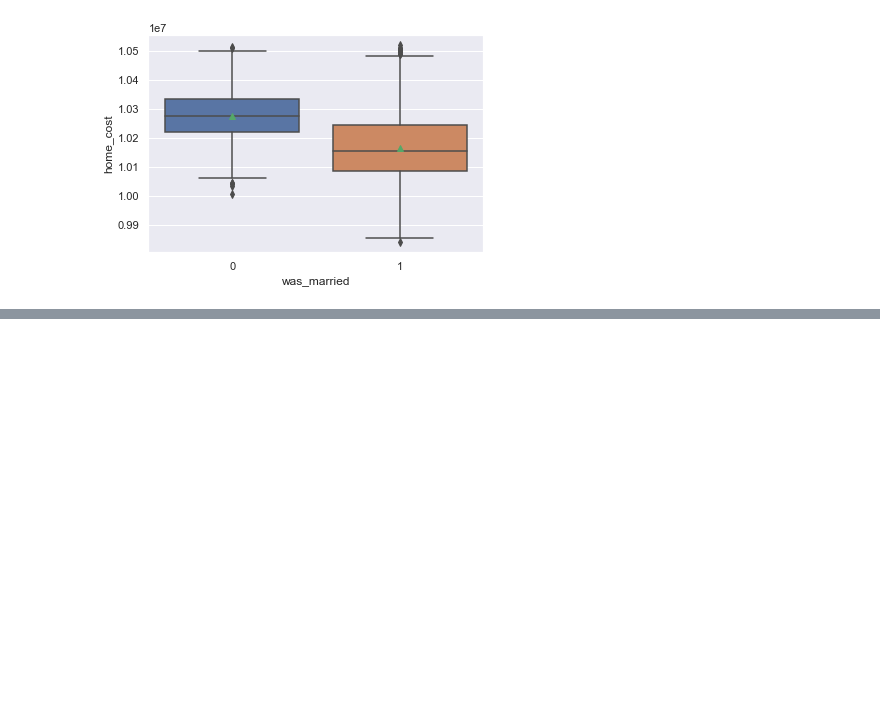
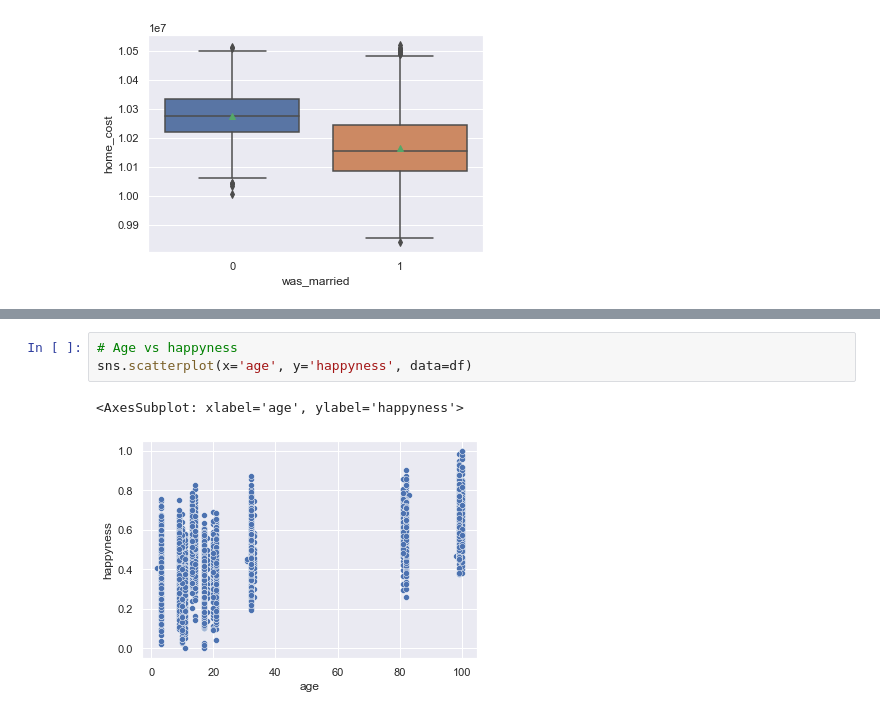
Before and after one commit to RedsquareM/dataanalysisHW, a Jupyter notebook: hw3.ipynb, the cells around one changed output, grey strips where cells are left out. Drawn from its saved outputs; the diff is of its cells as text; blank space fills up the shorter version.

```diff
--- a/hw3.ipynb
+++ b/hw3.ipynb
@@ -591,0 +602,6 @@ plt.show()
+# %%
+# Age vs happyness
+sns.scatterplot(x='age', y='happyness', data=df)
+# %% [output]
+<AxesSubplot: xlabel='age', ylabel='happyness'>
+[figure, added]
```
Also changed, not shown: parts of 16 cells of this notebook.
